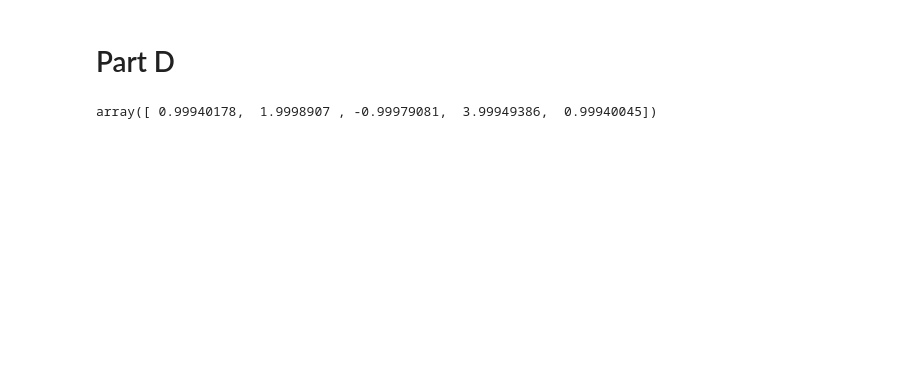
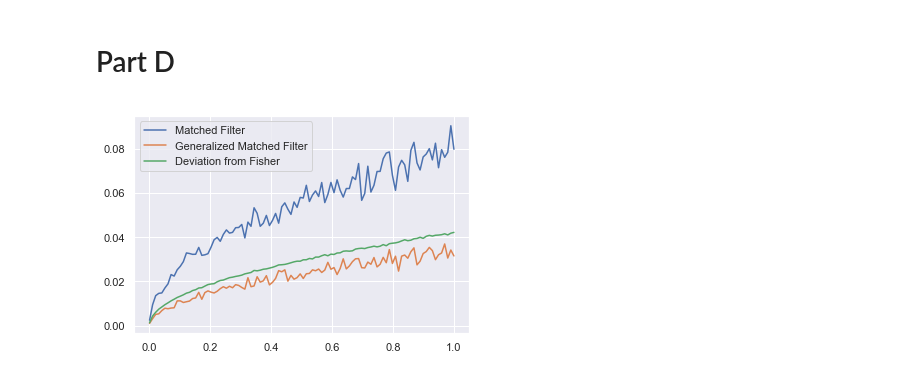
Before and after one commit to kirill5pol/estimation-theory, a Jupyter notebook: Assign4.ipynb, the cells around one changed output. Saved outputs shown, nothing was run; the diff lists cells and outputs as text; code cells hidden in the pictures; blank space fills up the shorter version.

```diff
--- a/Assign4.ipynb
+++ b/Assign4.ipynb
@@ -251,4 +294,0 @@ Q_d_inv = np.linalg.inv(Q_d)
-# %%
-# Generate new data with the new covariance
-x = H @ h.T
-x = np.random.multivariate_normal(x, Q_d)
@@ -257,4 +295,40 @@ h_hat_gmf = (np.linalg.inv(H.T @ Q_d_inv @ H)) @ H.T @ Q_d_inv @ x
-# %%
-h_hat_gmf
-# %% [output]
-array([ 0.99940178,  1.9998907 , -0.99979081,  3.99949386,  0.99940045])
+# %%
+N = 100  # Number of elements in x
+h = np.array([1, 2, -1, 4, 1])
+k = 100  # Number of times to run the experiment for each value of sigma^2
+sigma2s = 10**np.linspace(-3, 0, 100)  # Allows for more samples at small sigma^2, because why not?
+sigma2s = np.linspace(0.001, 1, 100)  # Allows for more samples at small sigma^2, because why not?
+seq_len = gen_H(N, h=h).shape[0]
+
+avg_devs_mf = np.zeros(sigma2s.shape + h.shape)
+avg_devs_gmf = np.zeros(sigma2s.shape + h.shape)
+avg_fisher_devs = np.zeros(sigma2s.shape + h.shape)
+
+for j, sigma2 in enumerate(sigma2s):
+    fisher_devs = np.zeros((k, len(h)))
+    exp_devs_mf = np.zeros((k, len(h)))
+    exp_devs_gmf = np.zeros((k, len(h)))
+    Q_d, Q_d_inv = gen_Q_d(sigma2, seq_len)
+
+    for i in range(k):
+        H = gen_H(N, h=h)
+        x = gen_x(H, h, Q=Q_d)
+
+        J = H.T @ Q_d_inv @ H
+        fisher_devs[i,:] = np.sqrt(np.diag(np.linalg.inv(J)))
+
+        exp_devs_mf[i,:] = np.abs(h - matched_filter(H, x))
+        exp_devs_gmf[i,:] = np.abs(h - gmf(H, x, Q_inv=Q_d_inv))
+
+    avg_devs_mf[j,:] = np.mean(exp_devs_mf, axis=0)
+    avg_devs_gmf[j,:] = np.mean(exp_devs_gmf, axis=0)
+    avg_fisher_devs[j,:] = np.mean(fisher_devs, axis=0)
+# %%
+# Plot deviations for the frist element of h
+plt.plot(sigma2s, avg_devs_mf[:,0], label='Matched Filter')
+plt.plot(sigma2s, avg_devs_gmf[:,0], label='Generalized Matched Filter')
+plt.plot(sigma2s, avg_fisher_devs[:,0], label='Deviation from Fisher')
+plt.legend()
+plt.show()
+# %% [output]
+[figure, added]
```
Also changed, not shown: parts of 29 cells of this notebook.
